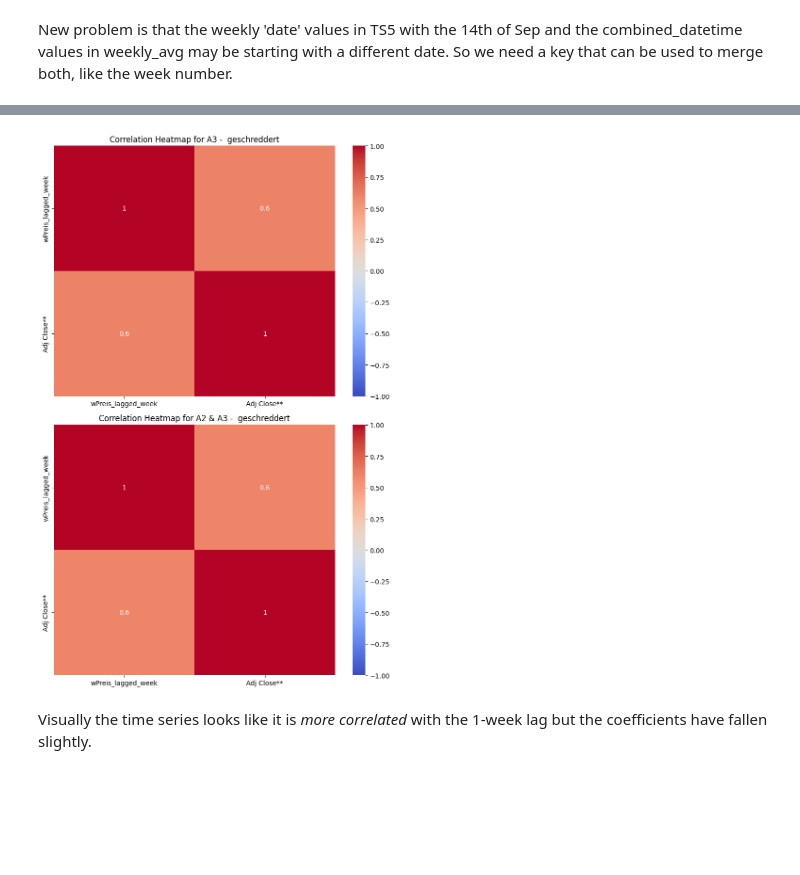
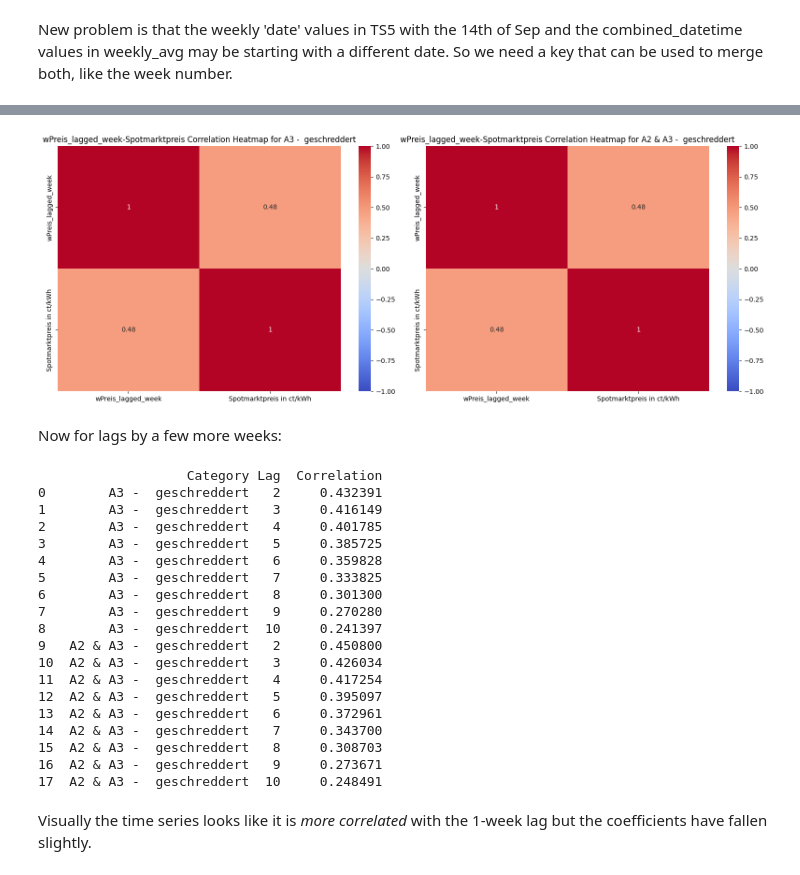
Before and after one commit to surajkarak/KIPA_DigiTrans, a Jupyter notebook: KIPA Project_Final.ipynb, the cells around one changed output, grey strips where cells are left out. Saved outputs shown, nothing was run; the diff lists cells and outputs as text; code cells hidden in the pictures; blank space fills up the shorter version.

```diff
--- a/KIPA Project_Final.ipynb
+++ b/KIPA Project_Final.ipynb
@@ -356,4 +358,4 @@ There are 23351 entries and it makes sense as it is hourly data from Jan 1 2021
 
 Quick visual exploration. For this, we need to convert Datum to date-time format.
 # %%
-elec["Datum"] = pd.to_datetime(elec["Datum"])
+elec['Datum'] = pd.to_datetime(elec['Datum'], format='%d.%m.%Y')
@@ -441,13 +439,15 @@ combined_elect.sort_values(by='weekno')
 # %%
-fig, axes = plt.subplots(len(categories), figsize=(8, 6 * len(categories)))
+# Create a figure with heatmaps side by side
+fig, axes = plt.subplots(1, len(categories), figsize=(16, 6))
 
 # Loop through each category and create a heatmap
 for i, category in enumerate(categories):
-    category_data = combined_df[combined_df['full'] == category]
-    correlation_matrix = category_data[['wPreis', 'Adj Close**']].corr()
+    category_data = combined_elect[combined_elect['full'] == category]
 
-    ax = sns.heatmap(correlation_matrix, annot=True, cmap='coolwarm', vmin=-1, vmax=1, ax=axes[i])
-    ax.set_title(f'Correlation Heatmap for {category}')
+    # Create the correlation heatmap
+    correlation_matrix = category_data[['wPreis', 'Spotmarktpreis in ct/kWh']].corr()
+    ax_heatmap = sns.heatmap(correlation_matrix, annot=True, cmap='coolwarm', vmin=-1, vmax=1, ax=axes[i])
+    ax_heatmap.set_title(f'wPreis-Spotmarktpreis Correlation Heatmap for {category}')
 
 # Adjust layout spacing
 plt.tight_layout()
@@ -463,21 +468,68 @@ combined_elect['wPreis_lagged_week'] = combined_elect['wPreis'].shift(1)
 # %%
-fig, axes = plt.subplots(len(categories), figsize=(8, 6 * len(categories)))
+# Create a figure with heatmaps side by side
+fig, axes = plt.subplots(1, len(categories), figsize=(16, 6))
 
 # Loop through each category and create a heatmap
 for i, category in enumerate(categories):
-    category_data = combined_df[combined_df['full'] == category]
-    correlation_matrix = category_data[['wPreis_lagged_week', 'Adj Close**']].corr()
+    category_data = combined_elect[combined_elect['full'] == category]
 
-    ax = sns.heatmap(correlation_matrix, annot=True, cmap='coolwarm', vmin=-1, vmax=1, ax=axes[i])
-    ax.set_title(f'Correlation Heatmap for {category}')
+    # Create the correlation heatmap
+    correlation_matrix = category_data[['wPreis_lagged_week', 'Spotmarktpreis in ct/kWh']].corr()
+    ax_heatmap = sns.heatmap(correlation_matrix, annot=True, cmap='coolwarm', vmin=-1, vmax=1, ax=axes[i])
+    ax_heatmap.set_title(f'wPreis_lagged_week-Spotmarktpreis Correlation Heatmap for {category}')
 
 # Adjust layout spacing
 plt.tight_layout()
 
 # Show the subplots
 plt.show()
 # %% [output]
-[figure, old version]
+[figure, new version]
+# %% [markdown]
+Now for lags by a few more weeks:
+# %%
+# Define the range of lags
+lags = range(2, 11)
+
+# Create an empty DataFrame to store the results
+lag_correlations = pd.DataFrame(columns=['Category', 'Lag', 'Correlation'])
+
+# Loop through each category and lag and calculate the correlation
+for category in categories:
+    for lag in lags:
+        category_data = combined_elect[combined_elect['full'] == category]
+
+        # Calculate the lagged variable
+        category_data['wPreis_lagged'] = category_data['wPreis'].shift(lag)
+
+        # Calculate the correlation between wPreis_lagged and Adj Close**
+        correlation = category_data['wPreis_lagged'].corr(category_data['Spotmarktpreis in ct/kWh'])
+
+        # Append the result to the DataFrame
+        lag_correlations = lag_correlations.append({'Category': category, 'Lag': lag, 'Correlation': correlation}, ignore_index=True)
+
+# Display the correlation coefficients for each category and lag
+print(lag_correlations)
+# %% [output]
+                   Category Lag  Correlation
+0        A3 -  geschreddert   2     0.432391
+1        A3 -  geschreddert   3     0.416149
+2        A3 -  geschreddert   4     0.401785
+3        A3 -  geschreddert   5     0.385725
+4        A3 -  geschreddert   6     0.359828
+5        A3 -  geschreddert   7     0.333825
+6        A3 -  geschreddert   8     0.301300
+7        A3 -  geschreddert   9     0.270280
+8        A3 -  geschreddert  10     0.241397
+9   A2 & A3 -  geschreddert   2     0.450800
+10  A2 & A3 -  geschreddert   3     0.426034
+11  A2 & A3 -  geschreddert   4     0.417254
+12  A2 & A3 -  geschreddert   5     0.395097
+13  A2 & A3 -  geschreddert   6     0.372961
+14  A2 & A3 -  geschreddert   7     0.343700
+15  A2 & A3 -  geschreddert   8     0.308703
+16  A2 & A3 -  geschreddert   9     0.273671
+17  A2 & A3 -  geschreddert  10     0.248491
 # %% [markdown]
 Visually the time series looks like it is *more correlated* with the 1-week lag but the coefficients have fallen slightly.
 # %% [markdown]
```
Also changed, not shown: parts of 16 cells of this notebook.
